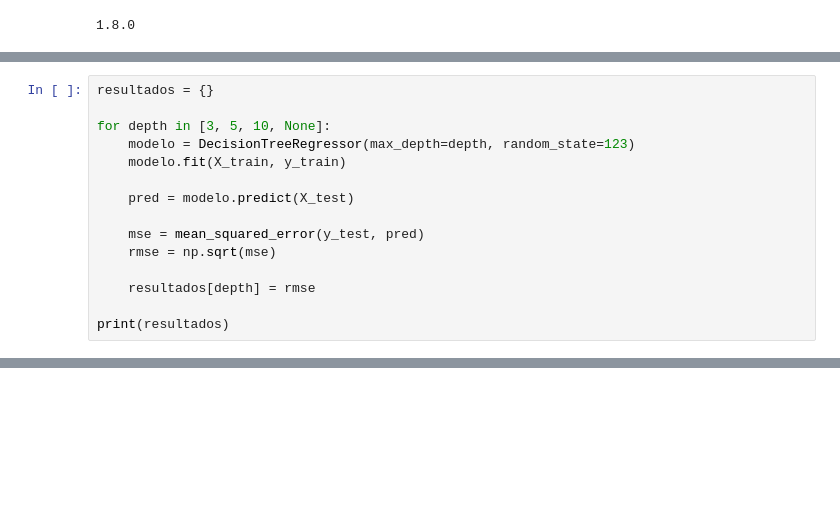
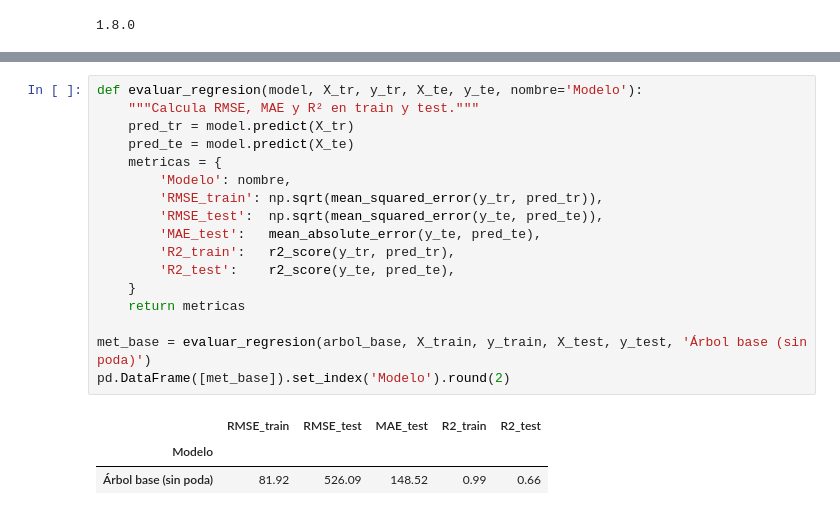
Before and after one commit to Cain7564/avance, a Jupyter notebook: Avance.ipynb, the cells around one changed output, grey strips where cells are left out. Cells and saved outputs as stored; diff of their text form; blank space fills up the shorter version.

```diff
--- a/Avance.ipynb
+++ b/Avance.ipynb
@@ -167,15 +145,0 @@ plt.show()
-# %%
-resultados = {}
-
-for depth in [3, 5, 10, None]:
-    modelo = DecisionTreeRegressor(max_depth=depth, random_state=123)
-    modelo.fit(X_train, y_train)
-
-    pred = modelo.predict(X_test)
-
-    mse = mean_squared_error(y_test, pred)
-    rmse = np.sqrt(mse)
-
-    resultados[depth] = rmse
-
-print(resultados)
@@ -275,0 +146,21 @@ plt.show()
+# %%
+def evaluar_regresion(model, X_tr, y_tr, X_te, y_te, nombre='Modelo'):
+    """Calcula RMSE, MAE y R² en train y test."""
+    pred_tr = model.predict(X_tr)
+    pred_te = model.predict(X_te)
+    metricas = {
+        'Modelo': nombre,
+        'RMSE_train': np.sqrt(mean_squared_error(y_tr, pred_tr)),
+        'RMSE_test':  np.sqrt(mean_squared_error(y_te, pred_te)),
+        'MAE_test':   mean_absolute_error(y_te, pred_te),
+        'R2_train':   r2_score(y_tr, pred_tr),
+        'R2_test':    r2_score(y_te, pred_te),
+    }
+    return metricas
+
+met_base = evaluar_regresion(arbol_base, X_train, y_train, X_test, y_test, 'Árbol base (sin poda)')
+pd.DataFrame([met_base]).set_index('Modelo').round(2)
+# %% [output]
+|  | RMSE_train | RMSE_test | MAE_test | R2_train | R2_test |
+| Modelo |  |  |  |  |  |
+| Árbol base (sin poda) | 81.92 | 526.09 | 148.52 | 0.99 | 0.66 |
```
Also changed, not shown: parts of 21 cells of this notebook.
